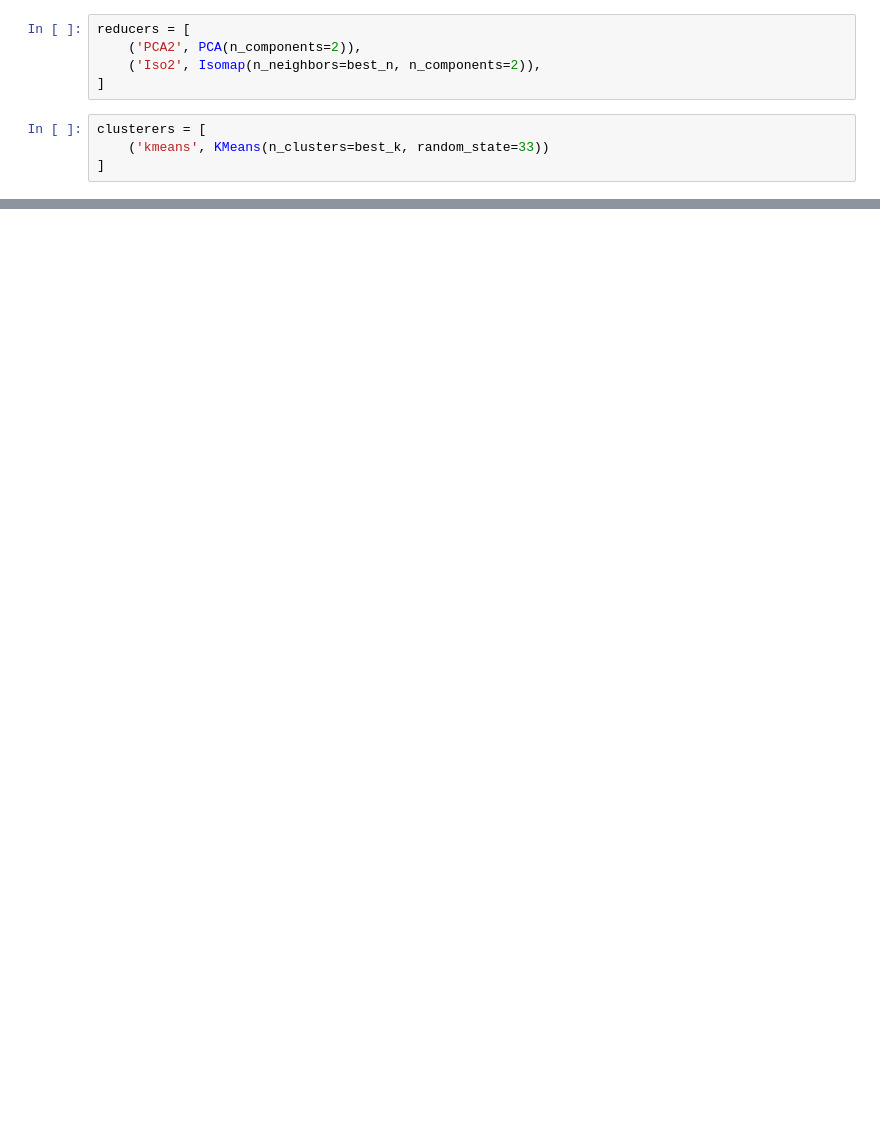
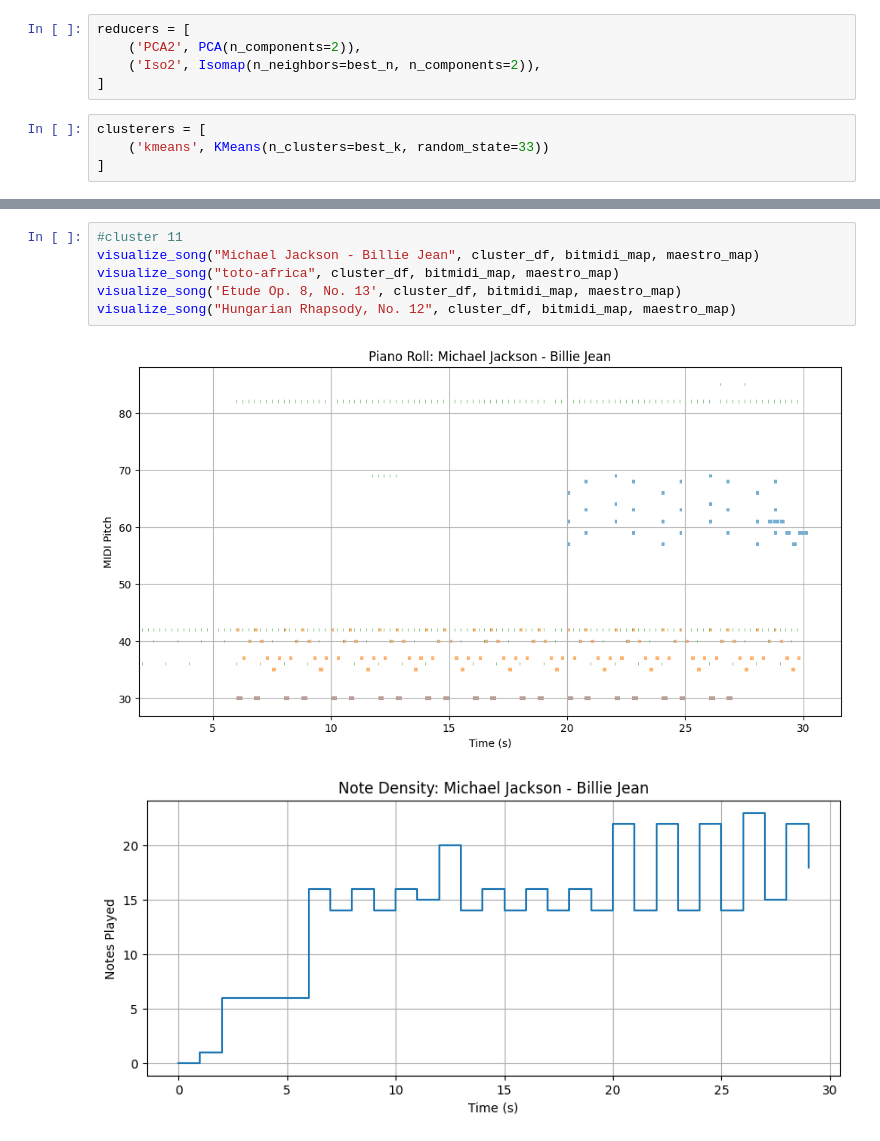
Before and after one commit to cloughurd/melodies, a Jupyter notebook: experiments/CrossDomain.ipynb, the cells around one changed output, grey strips where cells are left out. Cells and saved outputs as stored; diff of their text form; blank space fills up the shorter version.

```diff
--- a/experiments/CrossDomain.ipynb
+++ b/experiments/CrossDomain.ipynb
@@ -138,0 +285,9 @@ plt.show()
+# %%
+#cluster 11
+visualize_song("Michael Jackson - Billie Jean", cluster_df, bitmidi_map, maestro_map)
+visualize_song("toto-africa", cluster_df, bitmidi_map, maestro_map)
+visualize_song('Etude Op. 8, No. 13', cluster_df, bitmidi_map, maestro_map)
+visualize_song("Hungarian Rhapsody, No. 12", cluster_df, bitmidi_map, maestro_map)
+# %% [output]
+[figure, added]
+[figure, added]
```
Also changed, not shown: parts of 13 cells of this notebook, 3 other files.
